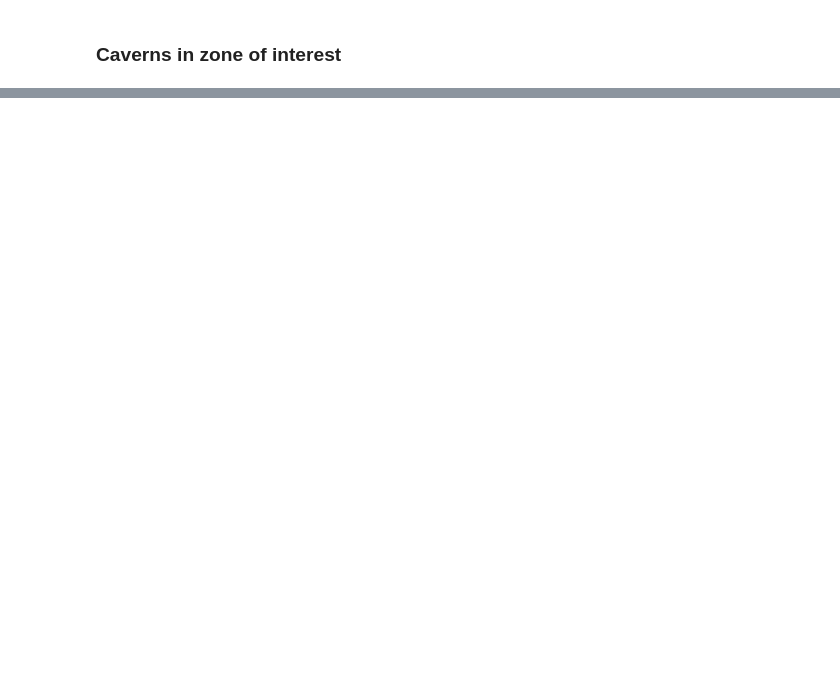
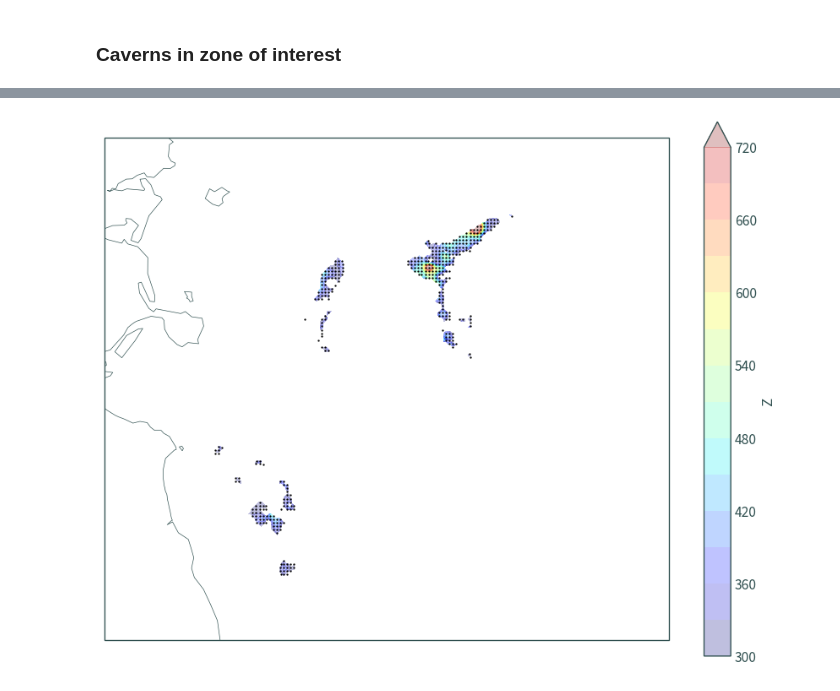
Before and after one commit to wind-to-hydrogen-toolkit/hydrogen-salt-storage, a Jupyter notebook: notebooks/kish_basin_caverns.ipynb, the cells around one changed output, grey strips where cells are left out. Cells and saved outputs as stored; diff of their text form; code cells hidden in the pictures; blank space fills up the shorter version.

Commit message:
update caverns

```diff
--- a/notebooks/kish_basin_caverns.ipynb
+++ b/notebooks/kish_basin_caverns.ipynb
@@ -225,9 +306,7 @@ plt.show()
 # %%
 caverns = gpd.GeoDataFrame(
     geometry=grid_cells.centroid.buffer(diameter / 2)
-).overlay(
-    gpd.GeoDataFrame(geometry=zones), how="intersection",  # keep_geom_type=False
-)
+).overlay(gpd.GeoDataFrame(geometry=zones["geometry"]), how="intersection")
 # %%
 caverns.head()
 # %% [output]
@@ -252,3 +331,54 @@ plt.show()
+# %%
+plt.figure(figsize=(9, 7))
+ax = plt.axes(projection=ccrs.epsg(crs))
+ds.sel(
+    data="Rossall Halite Thickness - Zone Of Interest - XYZ Meters"
+)["Z"].plot.contourf(
+    ax=ax,
+    cmap="jet",
+    alpha=.25,
+    robust=True,
+    levels=[300 + 30 * n for n in range(15)],
+    transform=ccrs.epsg(crs),
+    xlim=(687000, 742000),
+    ylim=(5888000, 5937000),
+    extend="max"
+)
+ds.sel(
+    data="Presall Halite Thickness - Zone Of Interest - XYZ Meters-corrected"
+)["Z"].plot.contourf(
+    ax=ax,
+    cmap="jet",
+    alpha=.25,
+    robust=True,
+    levels=[300 + 30 * n for n in range(15)],
+    transform=ccrs.epsg(crs),
+    xlim=(687000, 742000),
+    ylim=(5888000, 5937000),
+    extend="max",
+    add_colorbar=False
+)
+ds.sel(
+    data="Flyde Halite Thickness - Zone Of Interest - XYZ Meters"
+)["Z"].plot.contourf(
+    ax=ax,
+    cmap="jet",
+    alpha=.25,
+    robust=True,
+    levels=[300 + 30 * n for n in range(15)],
+    transform=ccrs.epsg(crs),
+    xlim=(687000, 742000),
+    ylim=(5888000, 5937000),
+    extend="max",
+    add_colorbar=False
+)
+caverns.centroid.plot(ax=ax, markersize=2, marker=".", color="black")
+ie.to_crs(crs).boundary.plot(ax=ax, edgecolor="darkslategrey", linewidth=.5)
+plt.title("")
+plt.tight_layout()
+plt.show()
+# %% [output]
+[figure, added]
 # %%
 plt.figure(figsize=(9, 7))
 ax = plt.axes(projection=ccrs.epsg(crs))
```
Also changed, not shown: parts of 23 cells of this notebook.
